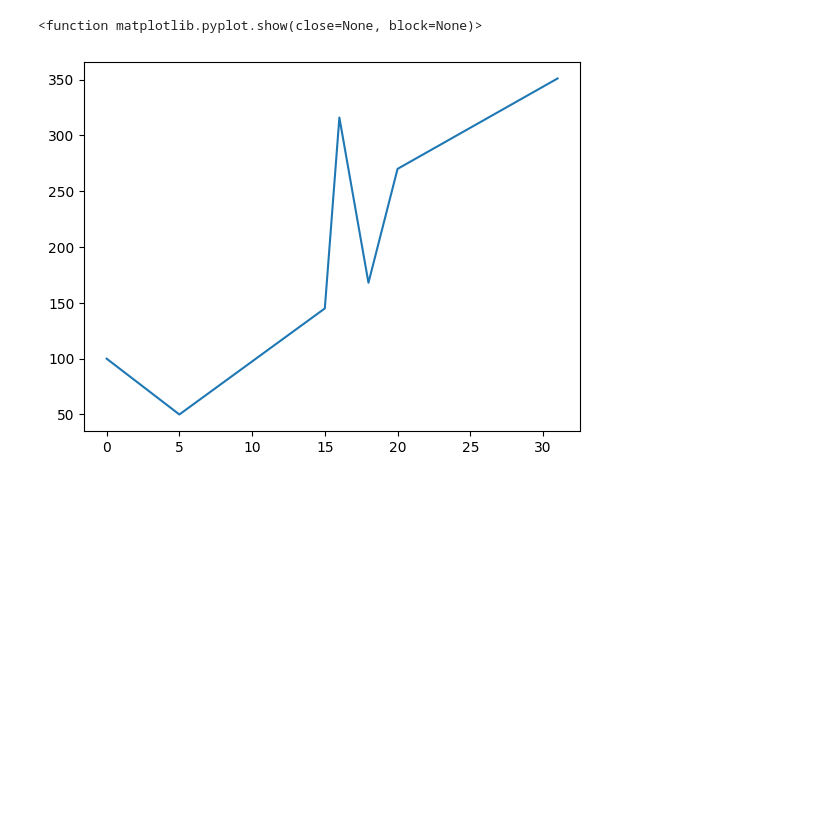
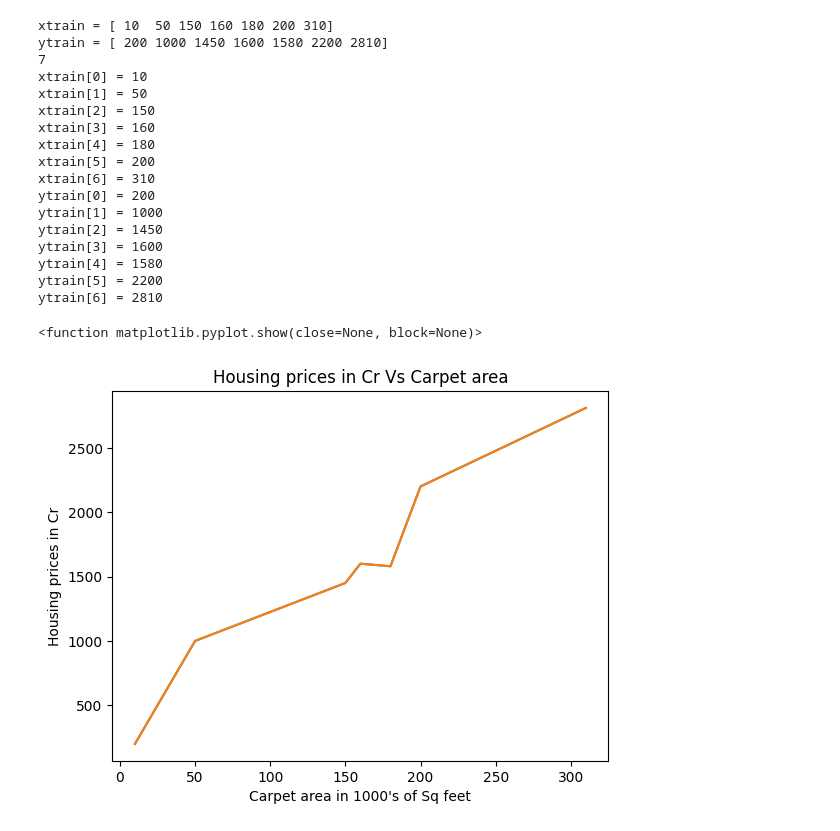
Before and after one commit to SimplifyingElectronics/ML_Coursera, a Jupyter notebook: MatPlotLib.ipynb, the cells around one changed output. Cells and saved outputs as stored; diff of their text form; code cells hidden in the pictures; blank space fills up the shorter version.

```diff
--- a/MatPlotLib.ipynb
+++ b/MatPlotLib.ipynb
@@ -1,14 +1,48 @@
 # %% [markdown]
 <a href="https://colab.research.google.com/github/SimplifyingElectronics/ML_Coursera/blob/main/MatPlotLib.ipynb" target="_parent"><img src="https://colab.research.google.com/assets/colab-badge.svg" alt="Open In Colab"/></a>
-# %%
-import matplotlib.pyplot as plt
-import numpy as np
-
-x = np.array([0,5,15,16,18,20,31])
-y = np.array([100,50,145,316,168,270,351])
-
-plt.plot(x,y)
-plt.show
-# %% [output]
-<function matplotlib.pyplot.show(close=None, block=None)>
-[figure, removed]
+# %%
+import matplotlib.pyplot as plt
+import numpy as np
+
+x_train = np.array([10,50,150,160,180,200,310])
+y_train = np.array([200,1000,1450,1600,1580,2200,2810])
+
+print(f"xtrain = {x_train}")
+print(f"ytrain = {y_train}")
+plt.plot(x_train,y_train)
+plt.show
+
+m = x_train.shape[0]
+print(m)
+
+for i in range(m):
+    print(f"xtrain{[i]} = {x_train[i]}")
+
+for i in range(m):
+    print(f"ytrain{[i]} = {y_train[i]}")
+
+plt.plot(x_train,y_train)
+plt.title("Housing prices in Cr Vs Carpet area")
+plt.xlabel("Carpet area in 1000's of Sq feet")
+plt.ylabel("Housing prices in Cr")
+plt.show
+# %% [output]
+xtrain = [ 10  50 150 160 180 200 310]
+ytrain = [ 200 1000 1450 1600 1580 2200 2810]
+7
+xtrain[0] = 10
+xtrain[1] = 50
+xtrain[2] = 150
+xtrain[3] = 160
+xtrain[4] = 180
+xtrain[5] = 200
+xtrain[6] = 310
+ytrain[0] = 200
+ytrain[1] = 1000
+ytrain[2] = 1450
+ytrain[3] = 1600
+ytrain[4] = 1580
+ytrain[5] = 2200
+ytrain[6] = 2810
+<function matplotlib.pyplot.show(close=None, block=None)>
+[figure, added]
```
Also changed, not shown: parts of 3 cells of this notebook.
